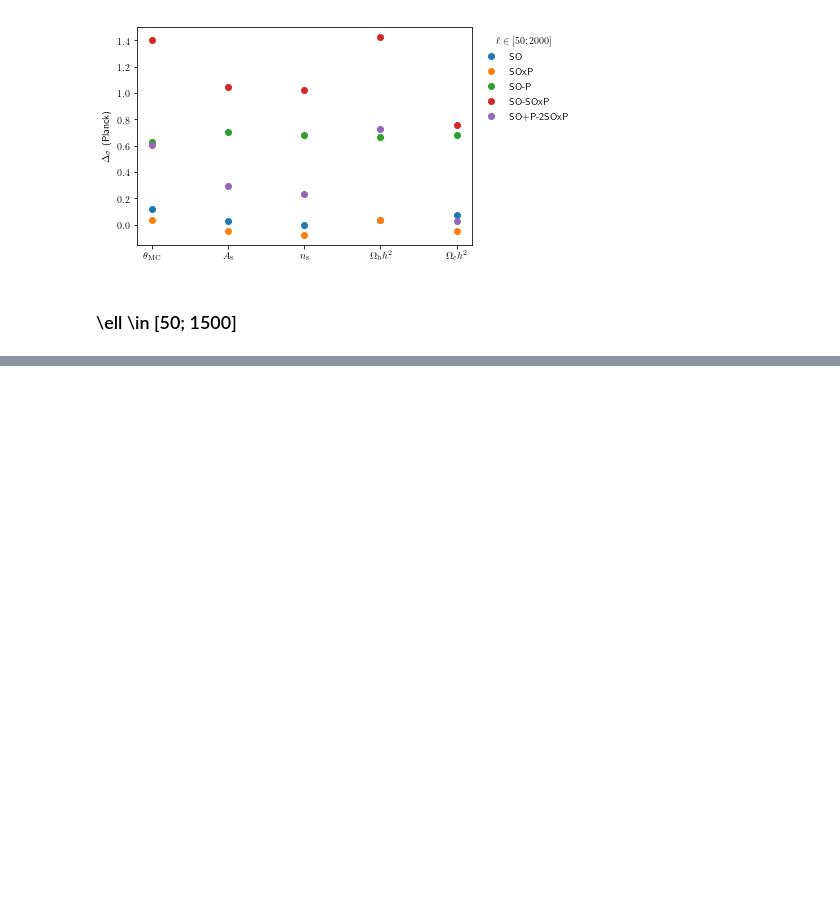
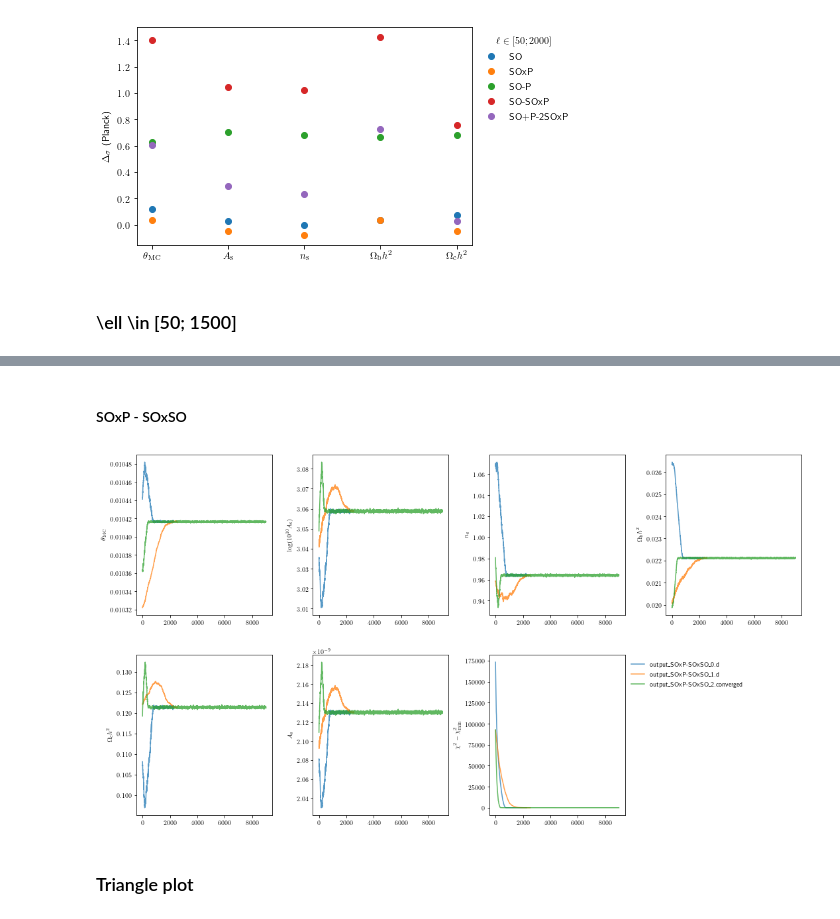
Before and after one commit to xgarrido/beyondCV, a Jupyter notebook: notebooks/beyondCV_analysis.ipynb, the cells around one changed output, grey strips where cells are left out. Cells and saved outputs as stored; diff of their text form; code cells hidden in the pictures; blank space fills up the shorter version.

```diff
--- a/notebooks/beyondCV_analysis.ipynb
+++ b/notebooks/beyondCV_analysis.ipynb
@@ -313,0 +294,8 @@ plt.legend(loc="upper left", title=r"$\ell\in[50; 1500]$", bbox_to_anchor=(1,1))
+# %% [markdown]
+#### SOxP - SOxSO
+# %%
+plot_chains(pattern="output_SOxP-SOxSO*/mcmc*.txt", burnin=0)
+# %% [output]
+[figure, added]
+# %% [markdown]
+### Triangle plot
```
Also changed, not shown: parts of 43 cells of this notebook, 4 other files.
